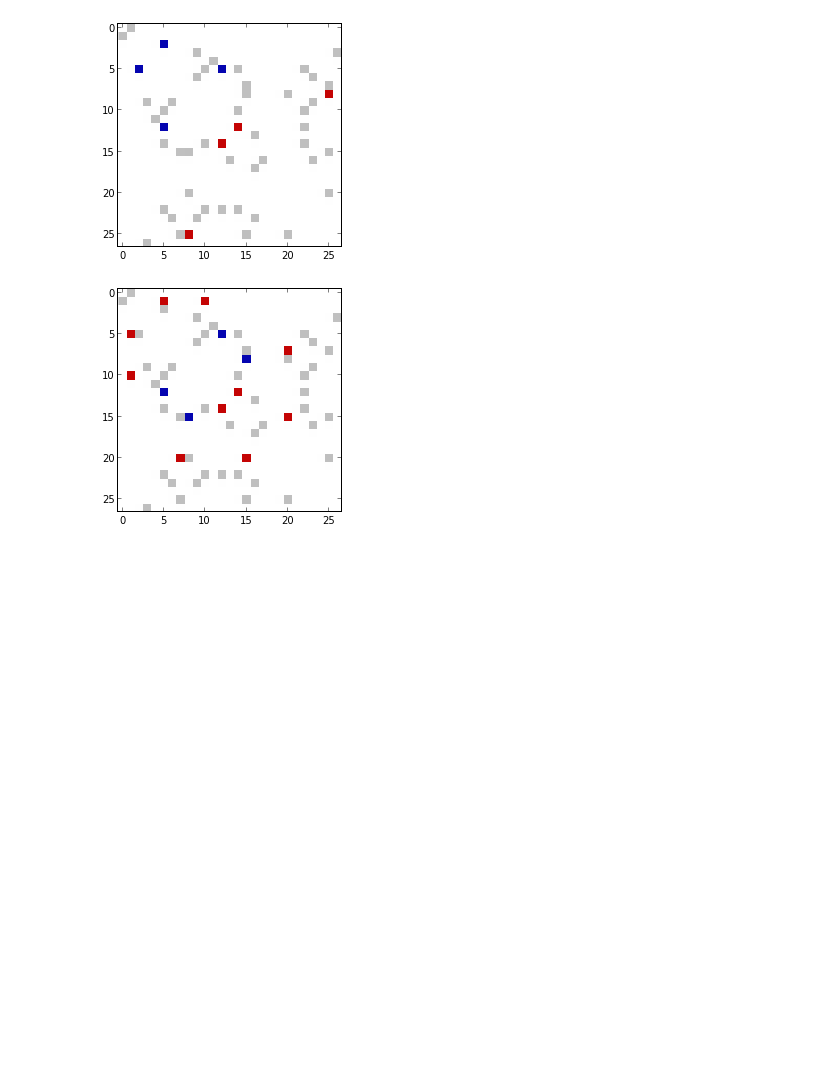
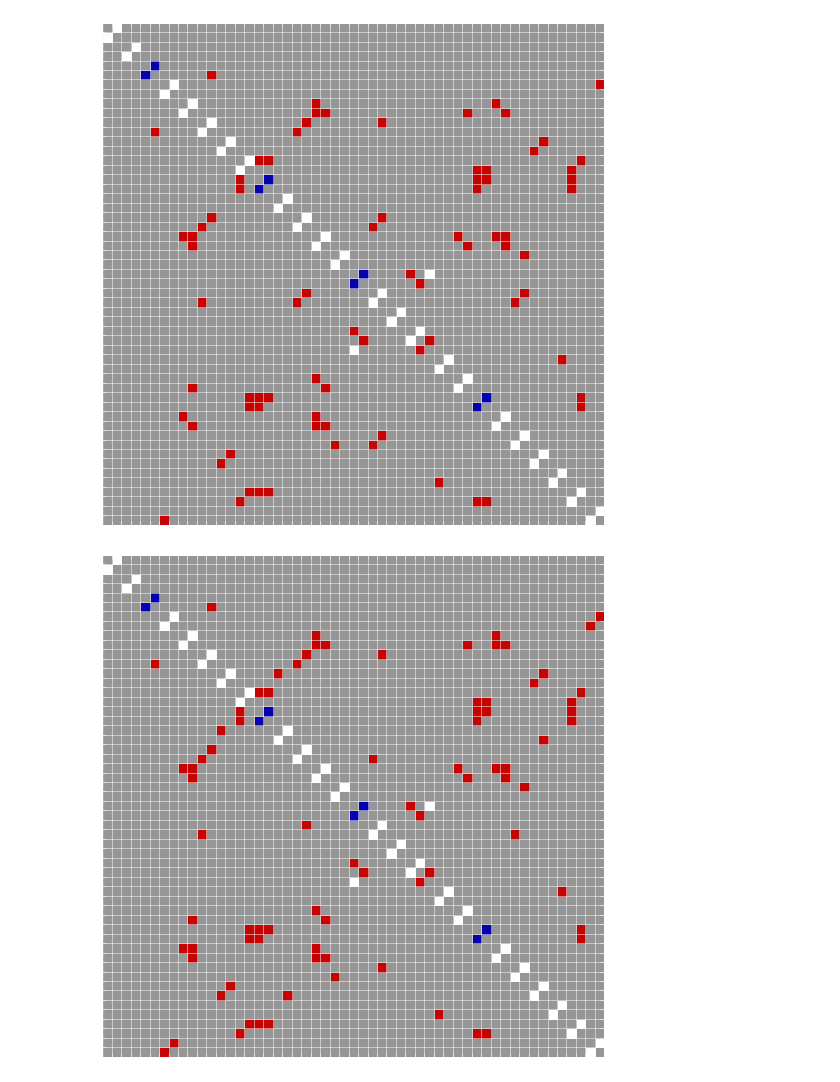
Before and after one commit to oesteban/RegSeg, a Jupyter notebook: Scripts/notebooks/ISBI2014.ipynb, the cells around one changed output. Saved outputs shown, nothing was run; the diff lists cells and outputs as text; code cells hidden in the pictures; blank space fills up the shorter version.

Commit message:
Final ISBI code

```diff
--- a/Scripts/notebooks/ISBI2014.ipynb
+++ b/Scripts/notebooks/ISBI2014.ipynb
@@ -32,7 +32,7 @@ warnings.filterwarnings('ignore')
 # %%
 root_dir='/home/oesteban/workspace/ACWE-Reg/'
 data_dir= op.join( root_dir, 'Data' )
-mname = 'DigitalPhantomISBI'
+mname = 'Phantom3'
 model_dir = op.join( data_dir, mname )
 tpms_dir = op.join( model_dir, 'tpms' )
 
@@ -50,26 +50,30 @@ import matplotlib.cm as cm
 
 mnames = glob.glob( op.join( working_dir, 'Evaluation/Tract_*/BuildMatrix', '*conmat.txt' ) )
 conmats = {}
+# %%
+conmats['true'] = np.loadtxt( op.join( model_dir, 'gold_matrix.txt' ) )
 # %%
 for matname in mnames:
     data = np.loadtxt( matname )
     matname = ((matname.split( '_', 1 )[1]).split('/',1)[0]).lower()
     conmats[matname] = data
 # %%
-tp = np.zeros_like( conmats['gold'] )
-tp[conmats['gold']>0] = 1
+tp = np.zeros_like( conmats['true'] )
+tp[conmats['true']>0] = 1
 print "Connections=",np.sum( tp )*0.5
-fname = op.join( '/home/oesteban/Dropbox/tmp', 'conmat_gold.png' )
+fname = op.join( '/home/oesteban/Dropbox/tmp', 'conmat_true.png' )
 pyplot.imshow( tp, interpolation='none', cmap=cm.Greys )
 
 plt.savefig( fname, dpi=300, figsize=(9,9), bbox_inches='tight' )
 
 
-for key in [ 'dist', 'fmap', 'rev', 't2reg' ]:
+for key in [ 'gold', 'dist', 'fmap', 'rev', 't2reg' ]:
     fname = op.join( '/home/oesteban/Dropbox/tmp', 'conmat_'+ key + '.png' )
     mat = np.zeros_like( conmats[key] )
     mat[ conmats[key]>0 ] = 1
     errs = (tp - mat).astype(float)
+
+    nx,ny = np.shape( conmats[key] )
 
     fp = np.zeros_like( errs )
     fp[errs<0] = 1
@@ -79,13 +83,19 @@ for key in [ 'dist', 'fmap', 'rev', 't2reg' ]:
     print 'FP[%s]=%d' % (key,np.sum(fp)*0.5)
     print 'FN[%s]=%d' % (key,np.sum(fn)*0.5)
 
-    mat[mat<=0] = np.nan
+    #mat[mat<=0] = np.nan
     errs[errs==0] = np.nan
 
-    fig = plt.figure()
+    fig = plt.figure(figsize=(9,9))
     ax = fig.add_subplot(111)
-    ax.imshow( mat, interpolation='none', cmap=cm.Greys, vmin=0, vmax=2.8 )
+    ax.imshow( conmats[key], interpolation='none', cmap=cm.Greys )
+    ax.imshow( mat, interpolation='none', cmap=cm.Greys_r, vmin=-1.0, vmax=1.0 )
     ax.imshow( errs, interpolation='none', cmap=cm.seismic_r, vmin=-1.4, vmax=1.4 )
+    plt.xticks(np.arange(0,nx)+0.5, [])
+    plt.yticks(np.arange(0,ny)+0.5, [])
+    plt.setp(ax.spines.values(), color='w')
+    plt.setp([ax.get_xticklines(), ax.get_yticklines()], color='w')
+    ax.grid( ls='solid', color='w' )
     fig.savefig( fname, dpi=300, figsize=(9,9), bbox_inches='tight' )
 
     #plt.show()
@@ -103,2 +115,2 @@ FN[t2reg]=3
-[figure, old version]
+[figure, new version]
-[figure, old version]
+[figure, new version]
```
Also changed, not shown: parts of 2 cells of this notebook, 3 other files.
